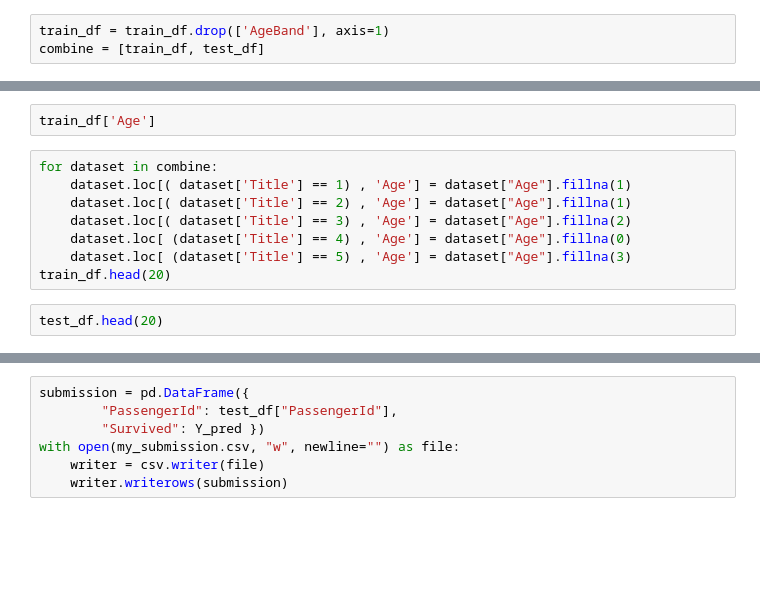
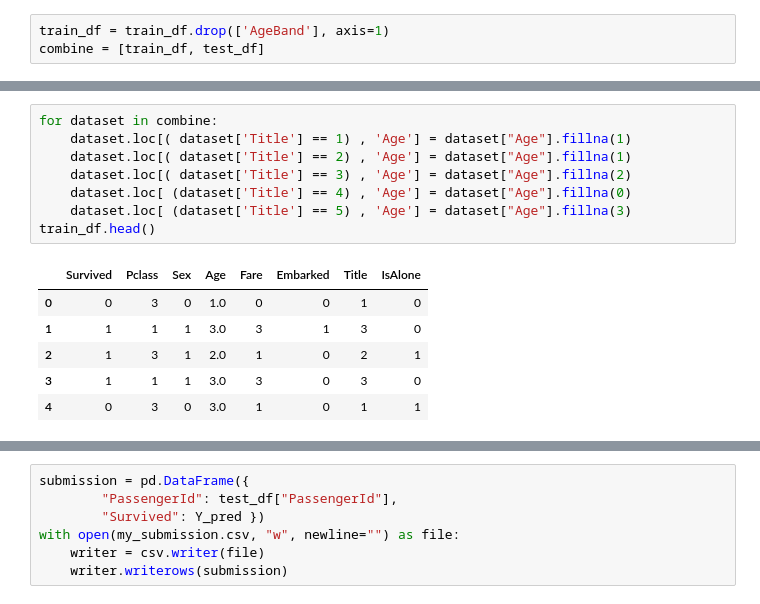
Before and after one commit to boda888/Kaggle, a Jupyter notebook: Titanic_forest.ipynb, the cells around one changed output, grey strips where cells are left out. Drawn from its saved outputs; the diff is of its cells as text; blank space fills up the shorter version.

```diff
--- a/Titanic_forest.ipynb
+++ b/Titanic_forest.ipynb
@@ -123,15 +250,18 @@ test_df.info()
-# %%
-train_df['Age']
 # %%
 for dataset in combine:
     dataset.loc[( dataset['Title'] == 1) , 'Age'] = dataset["Age"].fillna(1)
     dataset.loc[( dataset['Title'] == 2) , 'Age'] = dataset["Age"].fillna(1)
     dataset.loc[( dataset['Title'] == 3) , 'Age'] = dataset["Age"].fillna(2)
     dataset.loc[ (dataset['Title'] == 4) , 'Age'] = dataset["Age"].fillna(0)
     dataset.loc[ (dataset['Title'] == 5) , 'Age'] = dataset["Age"].fillna(3)
-train_df.head(20)
+train_df.head()
+# %% [output]
+|  | Survived | Pclass | Sex | Age | Fare | Embarked | Title | IsAlone |
+| 0 | 0 | 3 | 0 | 1.0 | 0 | 0 | 1 | 0 |
+| 1 | 1 | 1 | 1 | 3.0 | 3 | 1 | 3 | 0 |
+| 2 | 1 | 3 | 1 | 2.0 | 1 | 0 | 2 | 1 |
+| 3 | 1 | 1 | 1 | 3.0 | 3 | 0 | 3 | 0 |
+| 4 | 0 | 3 | 0 | 3.0 | 1 | 0 | 1 | 1 |
-# %%
-test_df.head(20)
 # %%
 train_df.info()
 print('_'*40)
```
Also changed, not shown: parts of 21 cells of this notebook, 2 other files.
